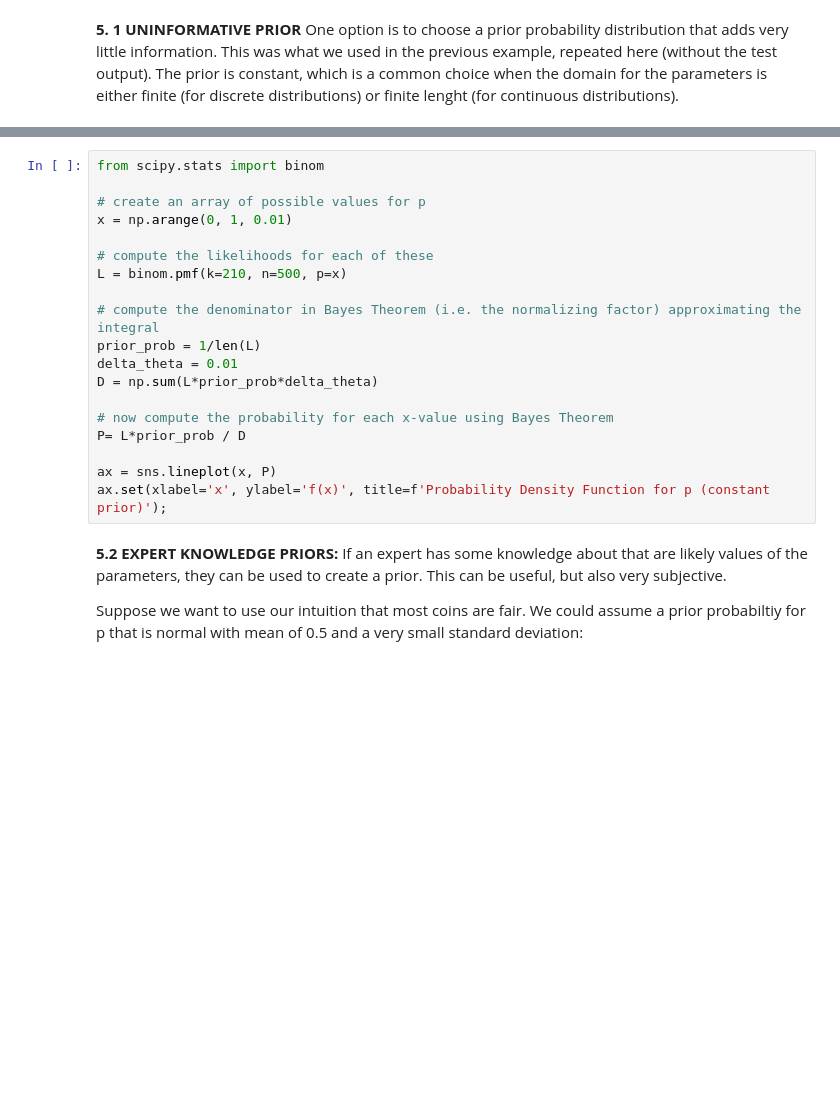
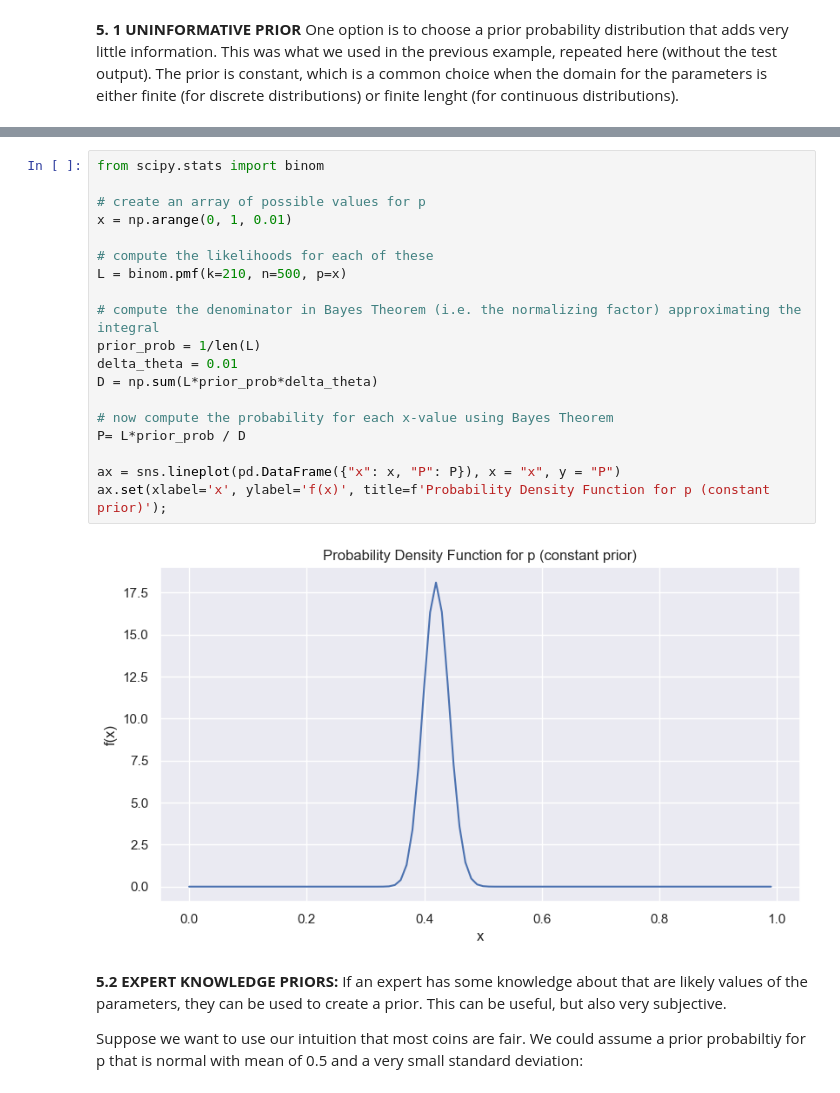
Before and after one commit to tslever/Tom_Levers_Public_Git_Repository, a Jupyter notebook: UVA/5--Bayesian_Machine_Learning/2--Bayesian_Modeling--Prior_Distributions/pt2-probabilities-likelihoods-and-bayes-theorem.ipynb, the cells around one changed output, grey strips where cells are left out. Drawn from its saved outputs; the diff is of its cells as text; blank space fills up the shorter version.

```diff
--- a/UVA/5--Bayesian_Machine_Learning/2--Bayesian_Modeling--Prior_Distributions/pt2-probabilities-likelihoods-and-bayes-theorem.ipynb
+++ b/UVA/5--Bayesian_Machine_Learning/2--Bayesian_Modeling--Prior_Distributions/pt2-probabilities-likelihoods-and-bayes-theorem.ipynb
@@ -235,22 +319,24 @@ x[1]-x[0]
 # %%
 from scipy.stats import binom
 
 # create an array of possible values for p
 x = np.arange(0, 1, 0.01)
 
 # compute the likelihoods for each of these
 L = binom.pmf(k=210, n=500, p=x)
 
 # compute the denominator in Bayes Theorem (i.e. the normalizing factor) approximating the integral
 prior_prob = 1/len(L)
 delta_theta = 0.01
 D = np.sum(L*prior_prob*delta_theta)
 
 # now compute the probability for each x-value using Bayes Theorem
 P= L*prior_prob / D
 
-ax = sns.lineplot(x, P)
+ax = sns.lineplot(pd.DataFrame({"x": x, "P": P}), x = "x", y = "P")
 ax.set(xlabel='x', ylabel='f(x)', title=f'Probability Density Function for p (constant prior)');
+# %% [output]
+[figure, added]
 # %% [markdown]
 **5.2 EXPERT KNOWLEDGE PRIORS:** If an expert has some knowledge about that are likely values of the parameters, they can be used to create a prior.  This can be useful, but also very subjective.
 
```
Also changed, not shown: parts of 23 cells of this notebook.
